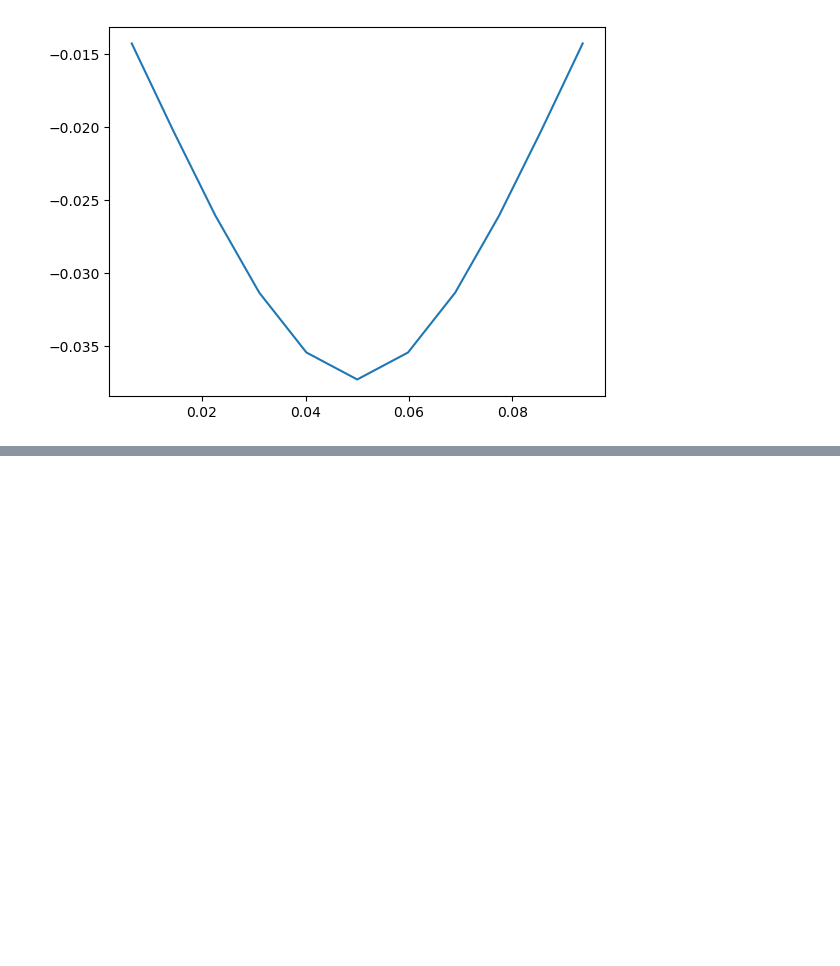
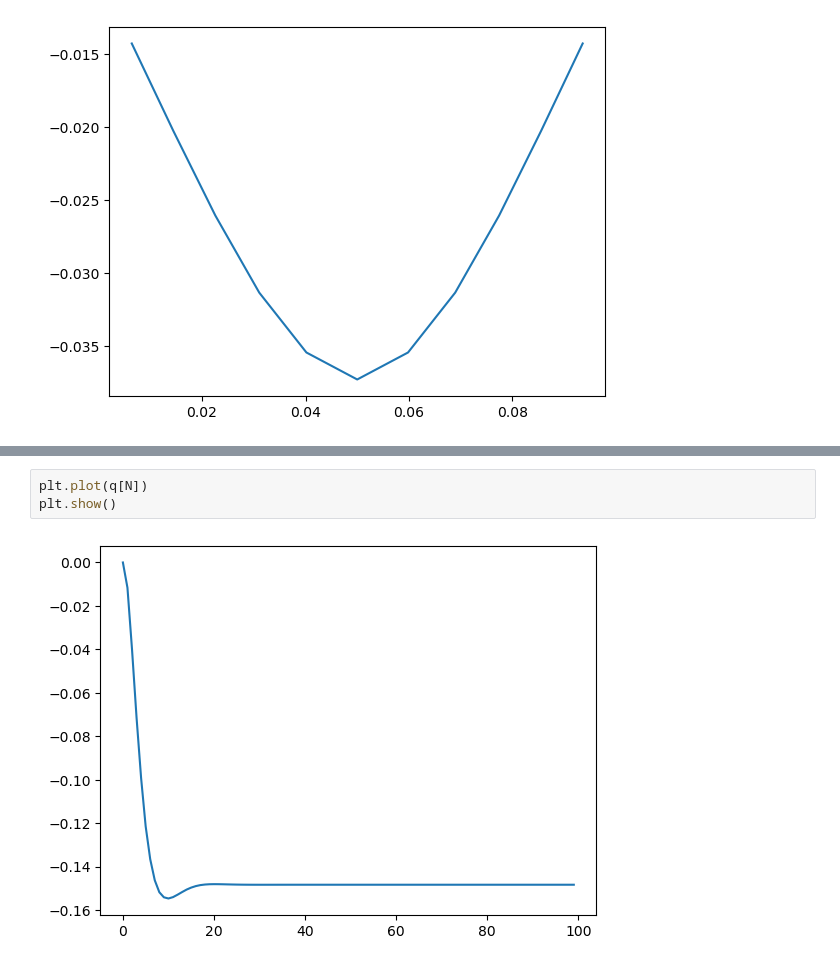
Before and after one commit to alucantonio/data_enhanced_simulation, a Jupyter notebook: MDOFsimulator.ipynb, the cells around one changed output, grey strips where cells are left out. Drawn from its saved outputs; the diff is of its cells as text; blank space fills up the shorter version.

```diff
--- a/MDOFsimulator.ipynb
+++ b/MDOFsimulator.ipynb
@@ -229,0 +310,5 @@ plt.show()
+# %%
+plt.plot(q[N])
+plt.show()
+# %% [output]
+[figure, added]
```
Also changed, not shown: parts of 12 cells of this notebook.
